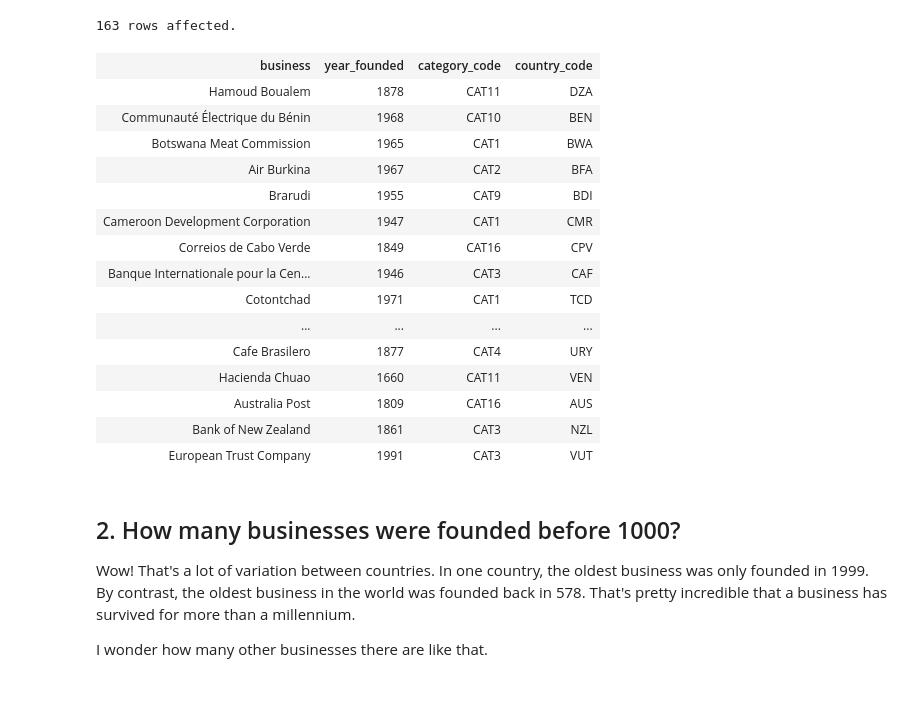
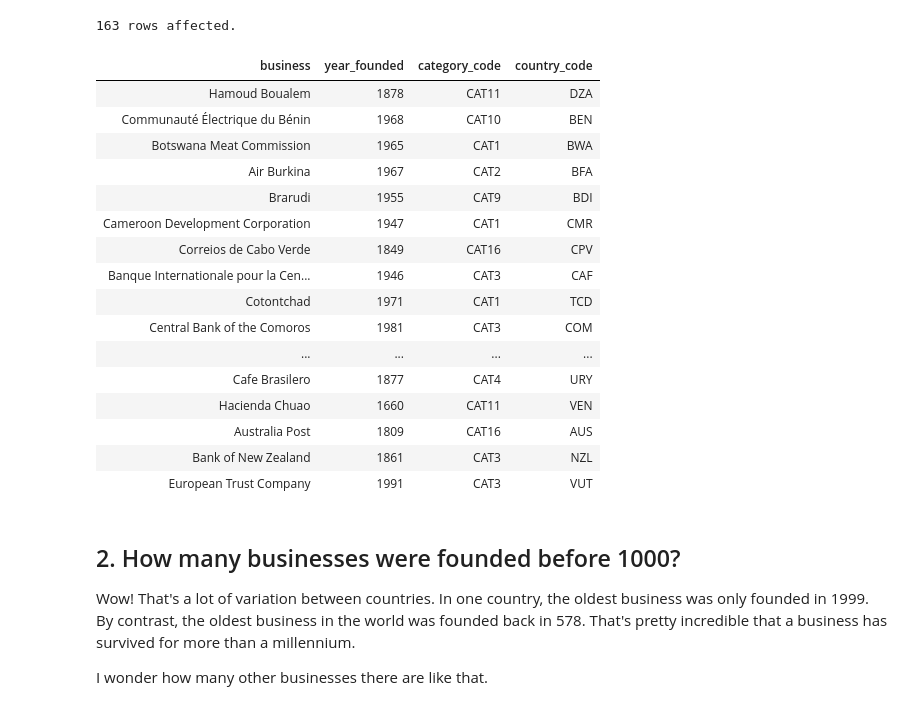
Before and after one commit to cruseakshay/sql_practice, a Jupyter notebook: sql_practice.ipynb, the cells around one changed output. Saved outputs shown, nothing was run; the diff lists cells and outputs as text; code cells hidden in the pictures.

```diff
--- a/sql_practice.ipynb
+++ b/sql_practice.ipynb
@@ -90,21 +126,22 @@
 # %%
 %%sql
-postgresql:///oldestbusinesses
+postgresql://postgres:postgres@localhost:5432/tfio_demo
 
 -- Select the oldest and newest founding years from the businesses table
-select * from businesses
+...
 # %% [output]
 163 rows affected.
 | business | year_founded | category_code | country_code |
 | Hamoud Boualem | 1878 | CAT11 | DZA |
 | Communauté Électrique du Bénin | 1968 | CAT10 | BEN |
 | Botswana Meat Commission | 1965 | CAT1 | BWA |
 | Air Burkina | 1967 | CAT2 | BFA |
 | Brarudi | 1955 | CAT9 | BDI |
 | Cameroon Development Corporation | 1947 | CAT1 | CMR |
 | Correios de Cabo Verde | 1849 | CAT16 | CPV |
 | Banque Internationale pour la Cen... | 1946 | CAT3 | CAF |
 | Cotontchad | 1971 | CAT1 | TCD |
+| Central Bank of the Comoros | 1981 | CAT3 | COM |
 | ... | ... | ... | ... |
 | Cafe Brasilero | 1877 | CAT4 | URY |
 | Hacienda Chuao | 1660 | CAT11 | VEN |
```
Also changed, not shown: parts of 6 cells of this notebook.
